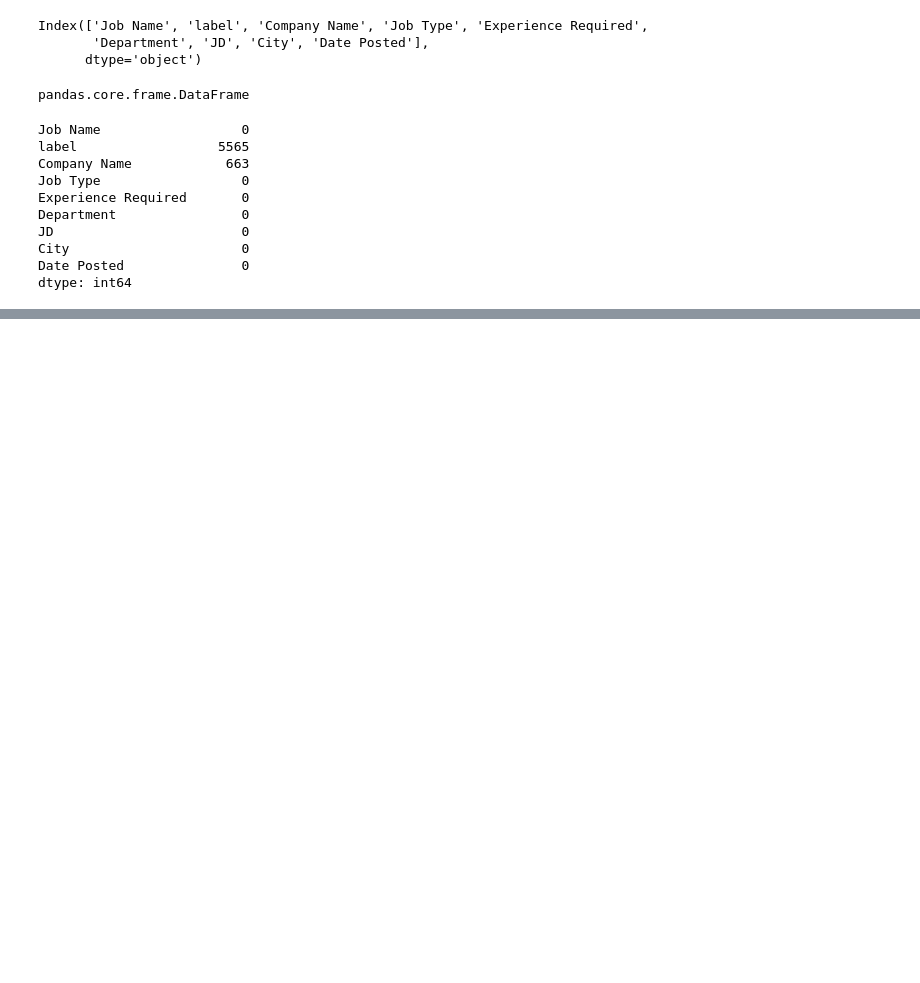
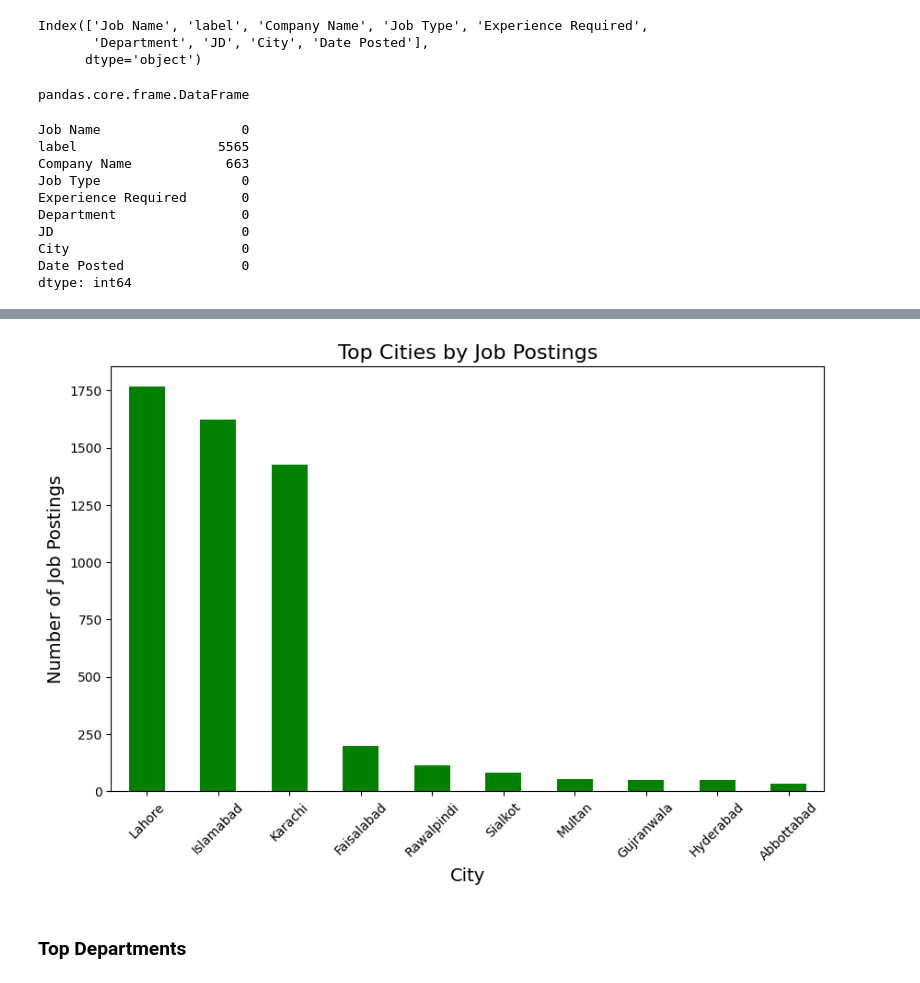
Before and after one commit to AwaisDS/Freelancer-in-pakistan-Analysis, a Jupyter notebook: Pakistan_Job_Market_Analysis.ipynb, the cells around one changed output, grey strips where cells are left out. Drawn from its saved outputs; the diff is of its cells as text; code cells hidden in the pictures; blank space fills up the shorter version.

```diff
--- a/Pakistan_Job_Market_Analysis.ipynb
+++ b/Pakistan_Job_Market_Analysis.ipynb
@@ -74,0 +63,2 @@ Length: 1350, dtype: bool
+# %%
+df.dropna(subset=['Company Name'] , inplace=True)
@@ -74,0 +81,2 @@ Length: 1350, dtype: bool
+# %%
+df['label'].fillna('unknown' , inplace=True)
@@ -74,0 +103,2 @@ Length: 1350, dtype: bool
+# %%
+df=df.drop_duplicates()
@@ -74,0 +147,3 @@ Length: 1350, dtype: bool
+# %%
+top_cities = df['City'].value_counts().head(10)
+print(top_cities)
@@ -74,0 +163,11 @@ Length: 1350, dtype: bool
+# %%
+top_cities.plot(kind='bar', figsize=(10, 6), color='green')
+plt.title('Top Cities by Job Postings', fontsize=16)
+plt.xlabel('City', fontsize=14)
+plt.ylabel('Number of Job Postings', fontsize=14)
+plt.xticks(rotation=45)
+plt.show()
+# %% [output]
+[figure, added]
+# %% [markdown]
+### Top Departments
```
Also changed, not shown: parts of 12 cells of this notebook, 1 other file.
